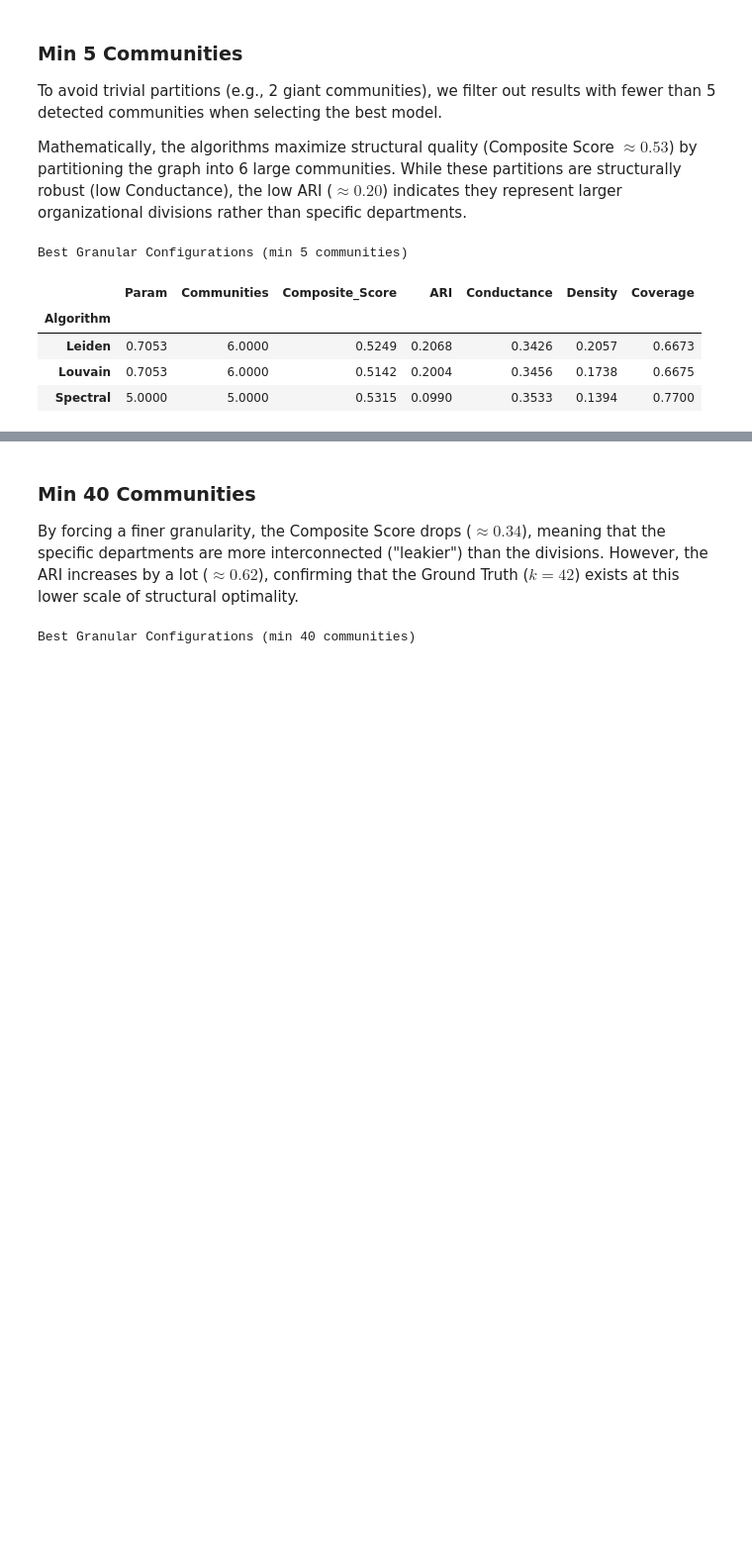
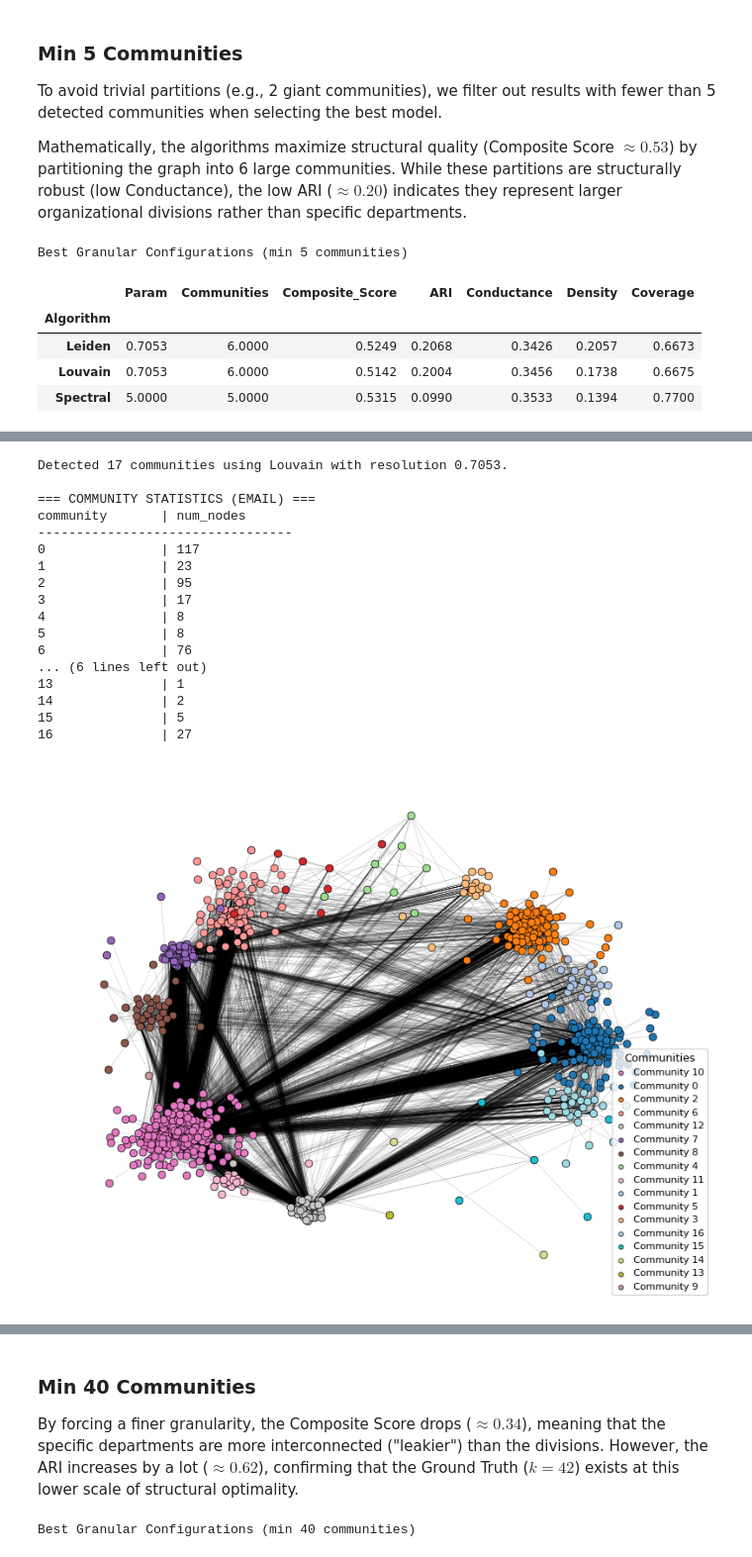
Before and after one commit to Carda01/community_detection, a Jupyter notebook: community_detection_measures_email-EU.ipynb, the cells around one changed output, grey strips where cells are left out. Shown at 99% size. Saved outputs shown, nothing was run; the diff lists cells and outputs as text; code cells hidden in the pictures; blank space fills up the shorter version.

```diff
--- a/community_detection_measures_email-EU.ipynb
+++ b/community_detection_measures_email-EU.ipynb
@@ -246,0 +269,21 @@ Best Granular Configurations (min 5 communities)
+# %%
+visualize_communities(G, method="louvain", resolution=0.7053, dataset_name="email")
+# %% [output]
+Detected 17 communities using Louvain with resolution 0.7053.
+
+=== COMMUNITY STATISTICS (EMAIL) ===
+community       | num_nodes
+---------------------------------
+0               | 117
+1               | 23
+2               | 95
+3               | 17
+4               | 8
+5               | 8
+6               | 76
+... (6 lines left out)
+13              | 1
+14              | 2
+15              | 5
+16              | 27
+[figure, added]
```
Also changed, not shown: parts of 5 cells of this notebook, 1 other file.
